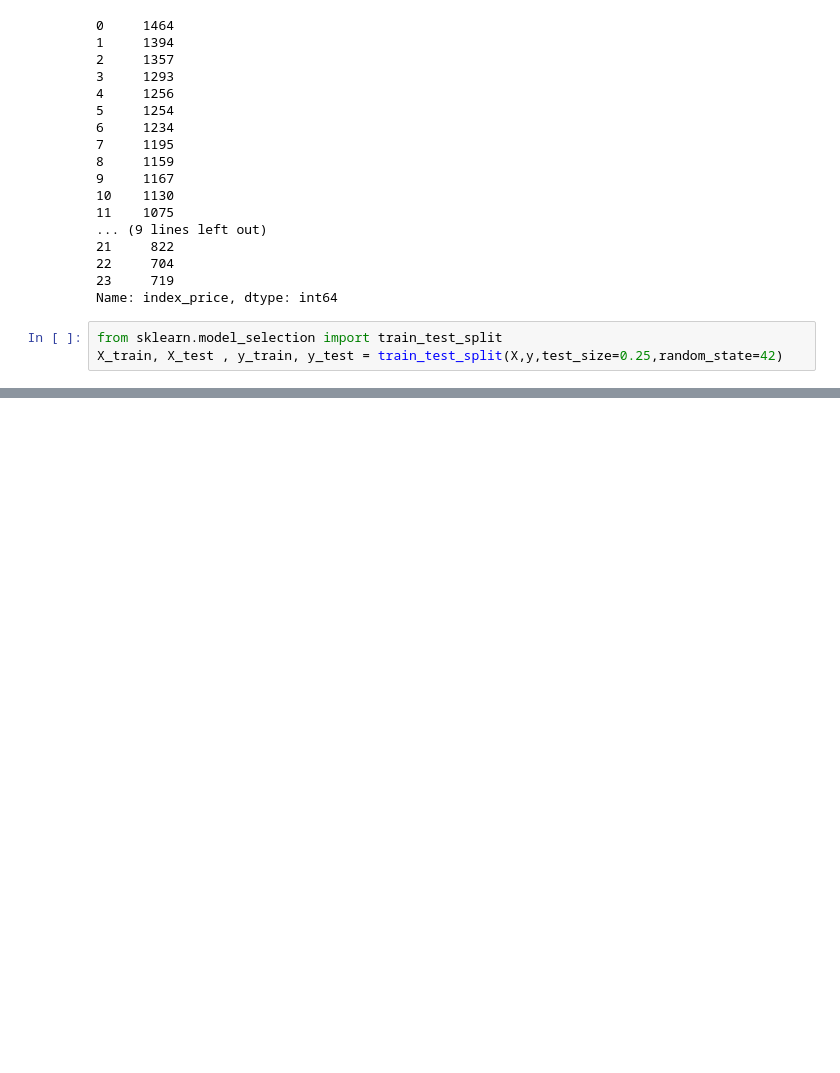
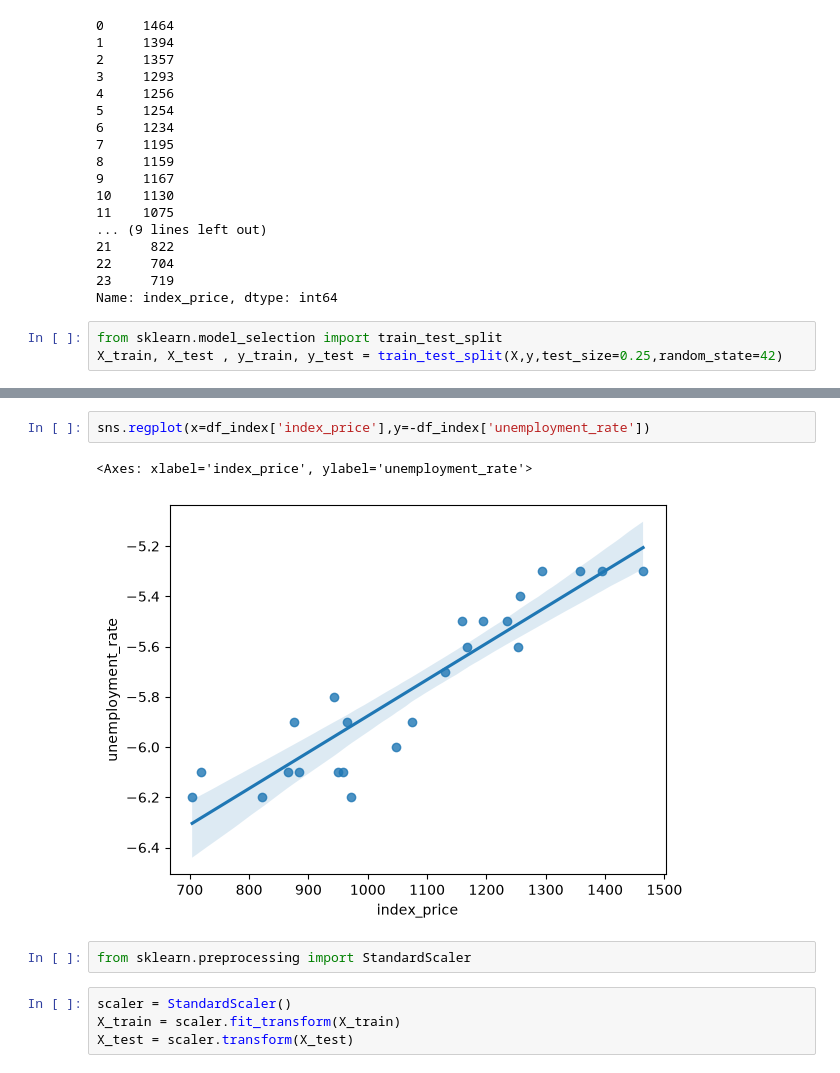
Before and after one commit to AyushPratap05/ML, a Jupyter notebook: multiliner.ipynb, the cells around one changed output, grey strips where cells are left out. Saved outputs shown, nothing was run; the diff lists cells and outputs as text; blank space fills up the shorter version.

```diff
--- a/multiliner.ipynb
+++ b/multiliner.ipynb
@@ -95,0 +111,11 @@ TypeError: regplot() takes from 0 to 1 positional arguments but 2 were given
+# %%
+sns.regplot(x=df_index['index_price'],y=-df_index['unemployment_rate'])
+# %% [output]
+<Axes: xlabel='index_price', ylabel='unemployment_rate'>
+[figure, added]
+# %%
+from sklearn.preprocessing import StandardScaler
+# %%
+scaler = StandardScaler()
+X_train = scaler.fit_transform(X_train)
+X_test = scaler.transform(X_test)
```
Also changed, not shown: parts of 21 cells of this notebook.
